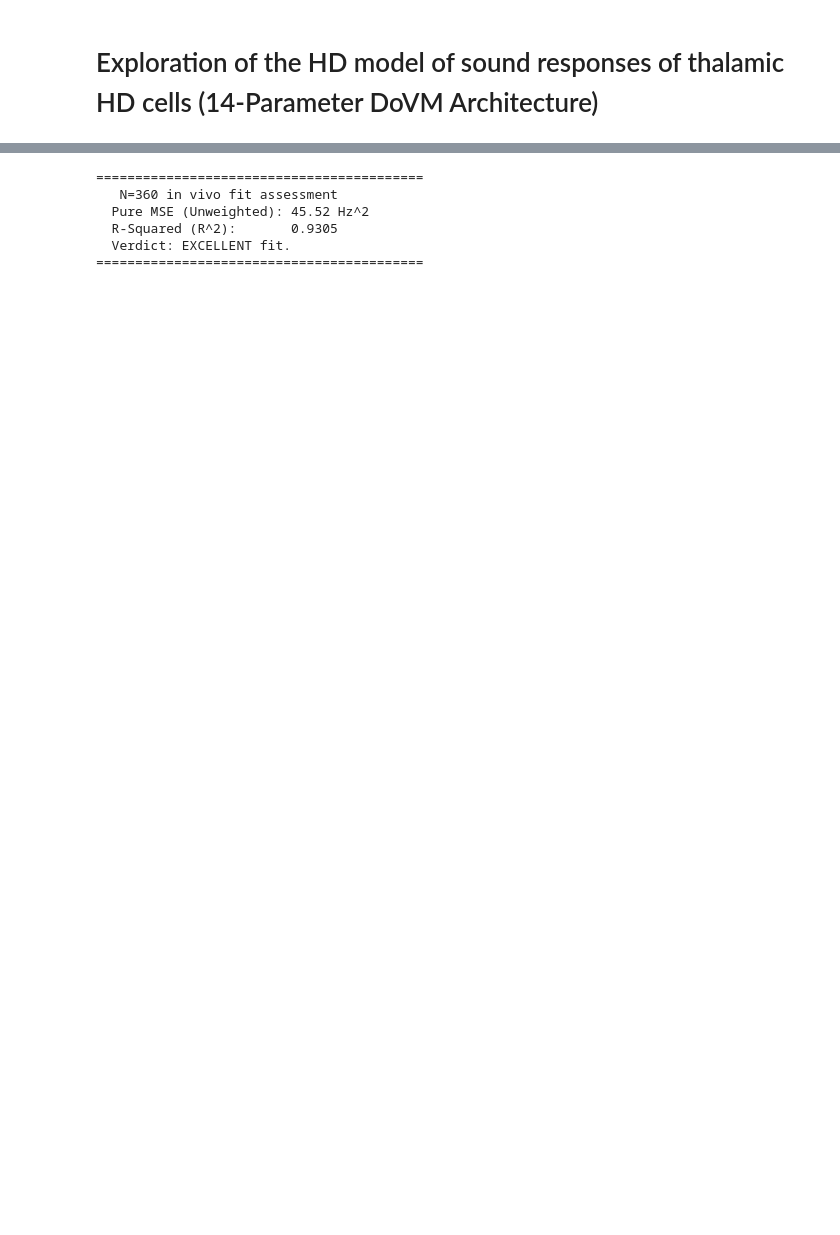
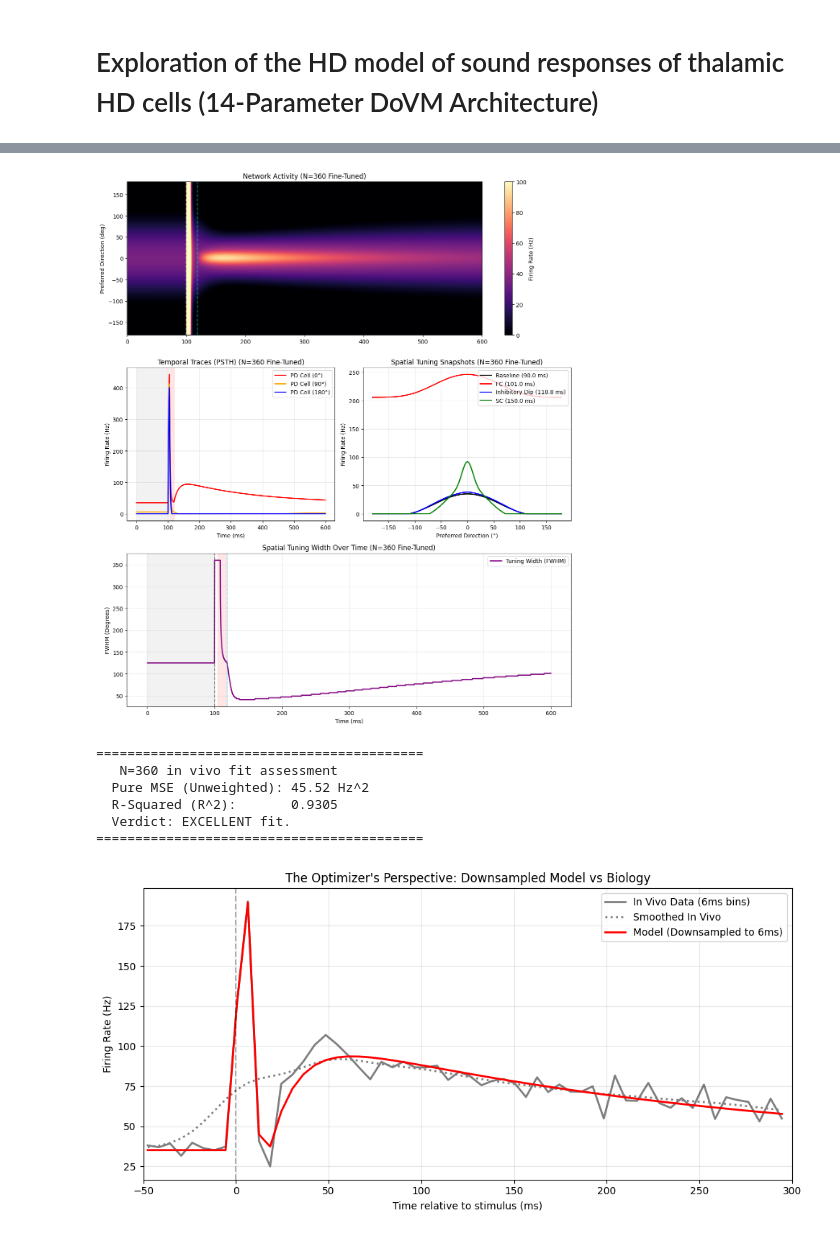
Before and after one commit to FloHofmann/workbench, a Jupyter notebook: hdmodel/Interactive - DoVM_model.py.ipynb, the cells around one changed output, grey strips where cells are left out. Saved outputs shown, nothing was run; the diff lists cells and outputs as text; code cells hidden in the pictures; blank space fills up the shorter version.

```diff
--- a/hdmodel/Interactive - DoVM_model.py.ipynb
+++ b/hdmodel/Interactive - DoVM_model.py.ipynb
@@ -6140,29 +720,97 @@ Running differential_evolution with 13-Parameter DoVM (Workers Unleashed!)...
 # %%
+# 4. Generate High-Resolution Visualizations
+plot_model_full(
+    I_h,
+    Af_h,
+    Ap_h,
+    tau_h,
+    J1_h,
+    KAPPA_h,
+    J0_h,
+    U_floor_h,
+    T_phasic_h,
+    tau_neu_h,
+    fc_dur_h,
+    title_suffix=" (N=360 Fine-Tuned)",
+)
+
+# 5. Final High-Resolution Biological Fit Assessment
+t_model_rel_h, rates_opt_h = run_model_temporal(
+    I_h,
+    Af_h,
+    Ap_h,
+    tau_h,
+    J1_h,
+    KAPPA_h,
+    J0_h,
+    U_floor_h,
+    T_phasic_h,
+    tau_neu_h,
+    fc_dur_h,
+)
+
+t_vivo_rel_h = bins_plot.astype(float) - td_h
+vivo_mask_h = (t_vivo_rel_h >= WIN_LO) & (t_vivo_rel_h <= WIN_HI)
+model_mask_h = (t_model_rel_h >= WIN_LO) & (t_model_rel_h <= WIN_HI)
+
+interp_fn_h = interp1d(
+    t_model_rel_h[model_mask_h],
+    rates_opt_h[model_mask_h, IDX_0],
+    bounds_error=False,
+    fill_value="extrapolate",
+)
 model_at_vivo_h = interp_fn_h(t_vivo_rel_h[vivo_mask_h])
 biology_h = mean_vivo_rate[vivo_mask_h]
 
 pure_mse_h = np.mean((model_at_vivo_h - biology_h) ** 2)
 
 ss_res_h = np.sum((biology_h - model_at_vivo_h) ** 2)
 ss_tot_h = np.sum((biology_h - np.mean(biology_h)) ** 2)
 r_squared_h = 1.0 - (ss_res_h / ss_tot_h)
 
 print("\n==========================================")
 print("   N=360 in vivo fit assessment   ")
 
 print(f"  Pure MSE (Unweighted): {pure_mse_h:.2f} Hz^2")
 print(f"  R-Squared (R^2):       {r_squared_h:.4f}")
 if r_squared_h > 0.90:
     print("  Verdict: EXCELLENT fit.")
 elif r_squared_h > 0.70:
     print("  Verdict: GOOD fit.")
 else:
     print("  Verdict: POOR fit.")
 print("==========================================\n")
+
+
+# ==========================================
+# VISUALIZE THE DOWNSAMPLED FIT (The "Camera's" View)
+# ==========================================
+plt.figure(figsize=(10, 5))
+
+# Plot the raw 6ms biological data
+plt.plot(t_vivo_rel_h[vivo_mask_h], mean_vivo_rate[vivo_mask_h], label="In Vivo Data (6ms bins)", color='black', alpha=0.5, lw=2)
+
+# Plot the smoothed biological tail (just for reference)
+plt.plot(t_vivo_rel_h[vivo_mask_h], mean_vivo_smooth[vivo_mask_h], label="Smoothed In Vivo", color='gray', linestyle=':', lw=2)
+
+# Plot the model AS SEEN BY THE OPTIMIZER (Downsampled)
+plt.plot(t_vivo_rel_h[vivo_mask_h], model_at_vivo_h, label="Model (Downsampled to 6ms)", color='red', lw=2)
+
+plt.axvline(0, color='black', linestyle='--', alpha=0.3)
+plt.xlim(-50, 300)
+plt.xlabel("Time relative to stimulus (ms)")
+plt.ylabel("Firing Rate (Hz)")
+plt.title("The Optimizer's Perspective: Downsampled Model vs Biology")
+plt.legend()
+plt.grid(True, alpha=0.3)
+plt.tight_layout()
+plt.show()
 # %% [output]
+[figure, added]
 ==========================================
    N=360 in vivo fit assessment
   Pure MSE (Unweighted): 45.52 Hz^2
   R-Squared (R^2):       0.9305
   Verdict: EXCELLENT fit.
 ==========================================
+[figure, added]
```
Also changed, not shown: parts of 41 cells of this notebook, 1 other file.
